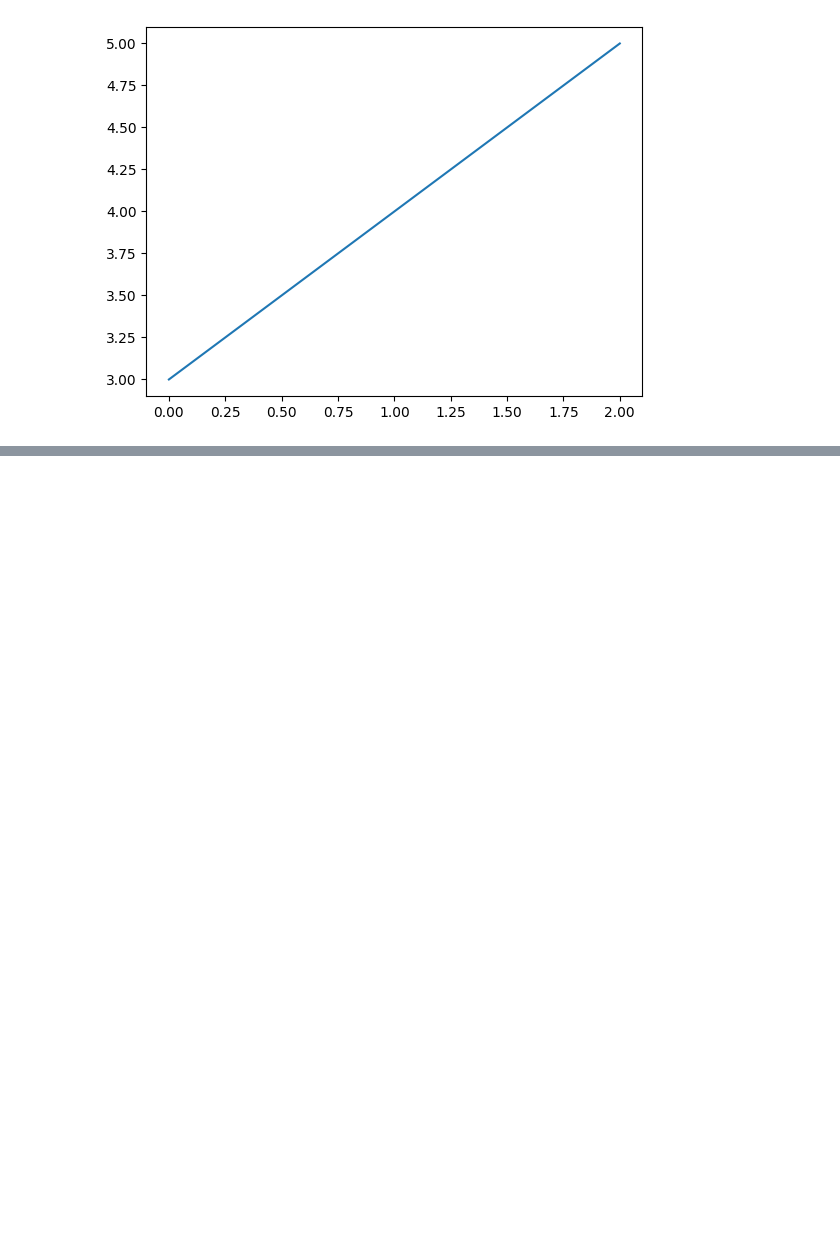
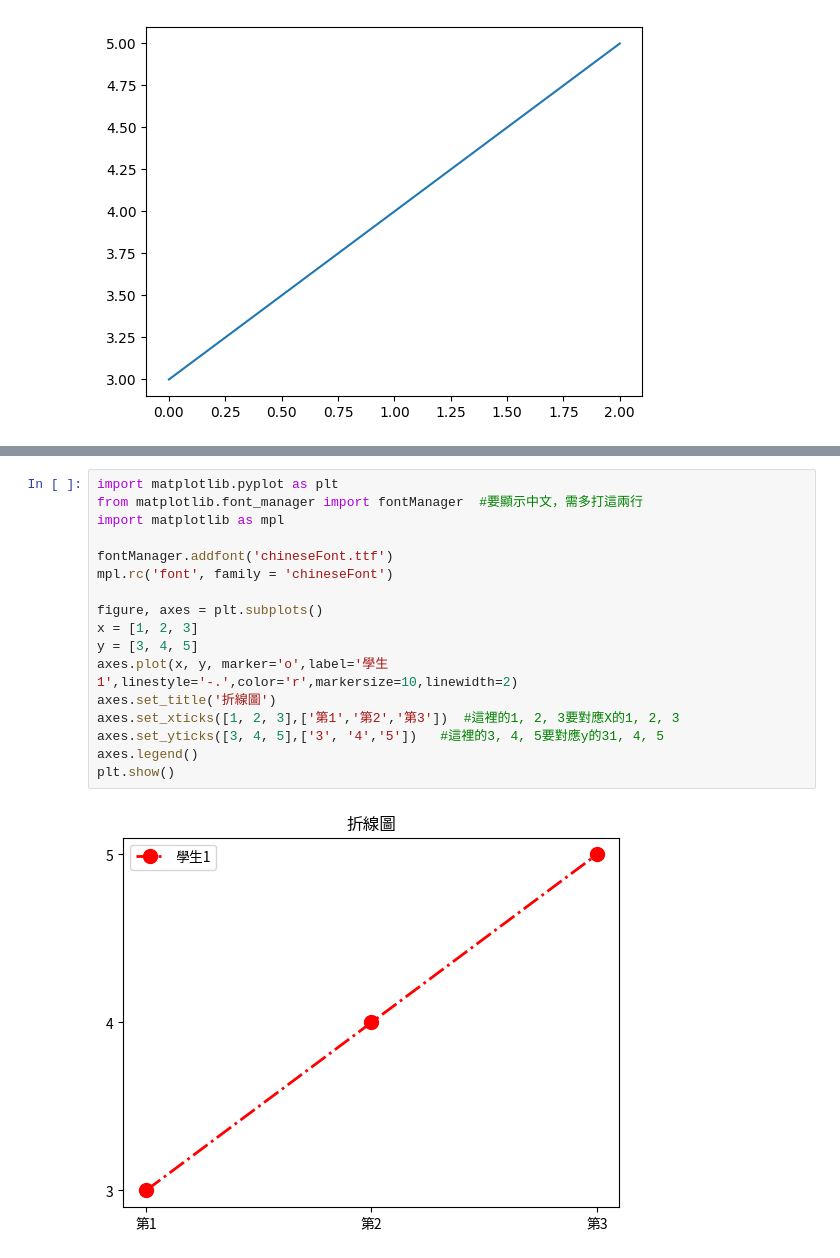
Before and after one commit to Chi-Feng-Tseng/test, a Jupyter notebook: lesson13/lesson13_2.ipynb, the cells around one changed output, grey strips where cells are left out. Drawn from its saved outputs; the diff is of its cells as text; blank space fills up the shorter version.

```diff
--- a/lesson13/lesson13_2.ipynb
+++ b/lesson13/lesson13_2.ipynb
@@ -22,0 +77,19 @@ plt.show()
+# %%
+import matplotlib.pyplot as plt
+from matplotlib.font_manager import fontManager  #要顯示中文，需多打這兩行
+import matplotlib as mpl
+
+fontManager.addfont('chineseFont.ttf')
+mpl.rc('font', family = 'chineseFont')
+
+figure, axes = plt.subplots()
+x = [1, 2, 3]
+y = [3, 4, 5]
+axes.plot(x, y, marker='o',label='學生1',linestyle='-.',color='r',markersize=10,linewidth=2)
+axes.set_title('折線圖')
+axes.set_xticks([1, 2, 3],['第1','第2','第3'])  #這裡的1, 2, 3要對應X的1, 2, 3
+axes.set_yticks([3, 4, 5],['3', '4','5'])   #這裡的3, 4, 5要對應y的31, 4, 5
+axes.legend()
+plt.show()
+# %% [output]
+[figure, added]
```
Also changed, not shown: parts of 7 cells of this notebook, 2 other files.
